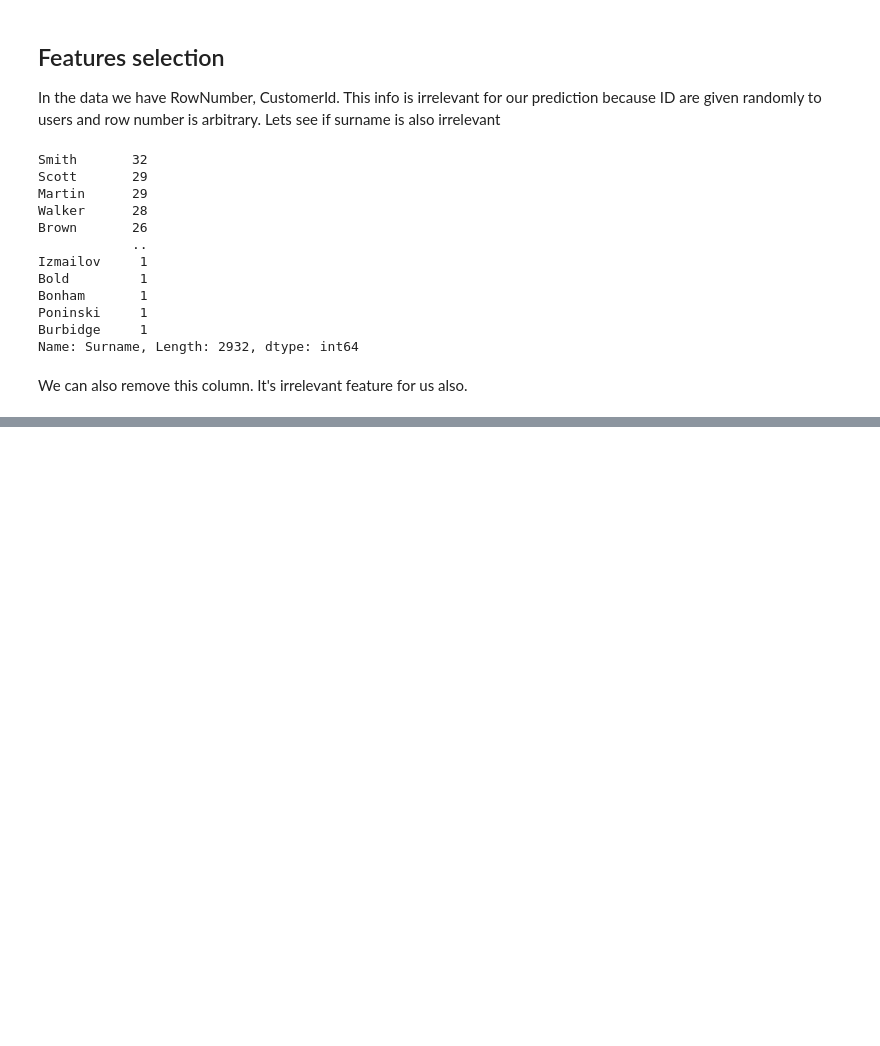
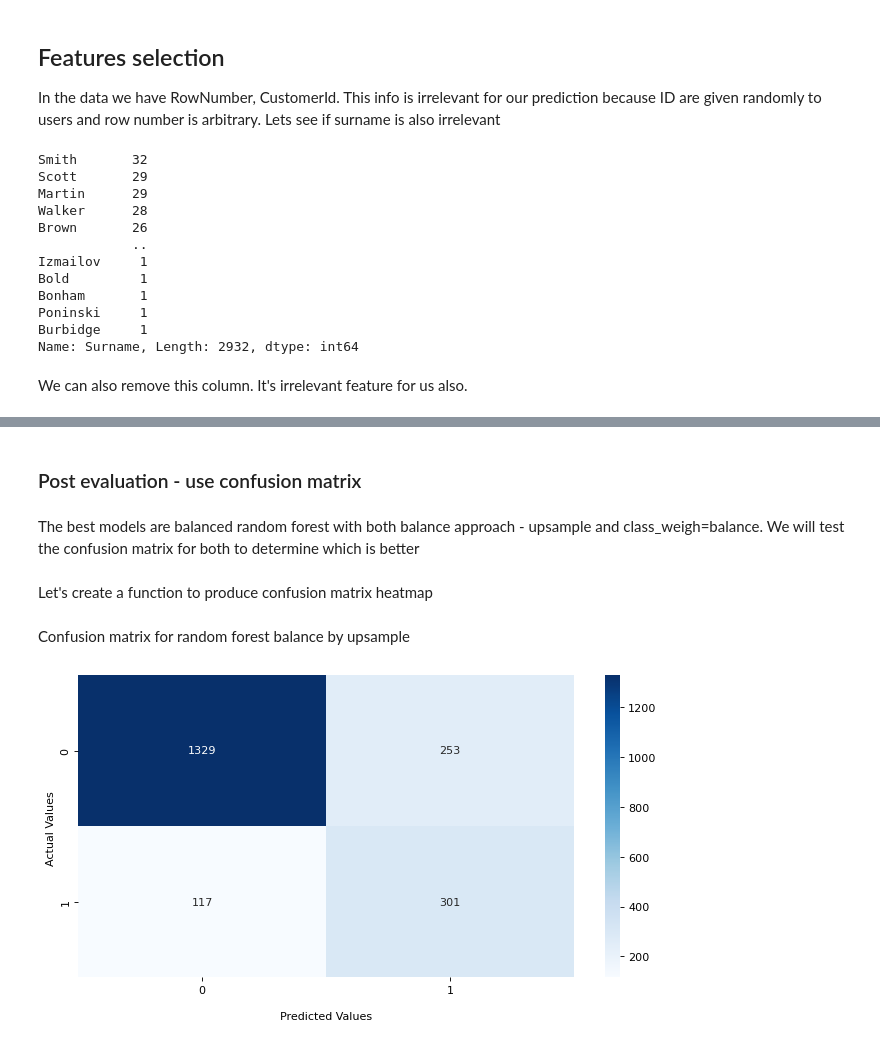
Before and after one commit to nirgalili/practicum100_supervised_learning_project_customer_abandonment, a Jupyter notebook: nir_galili_supervised_learning_project_v1.ipynb, the cells around one changed output, grey strips where cells are left out. Drawn from its saved outputs; the diff is of its cells as text; code cells hidden in the pictures; blank space fills up the shorter version.

```diff
--- a/nir_galili_supervised_learning_project_v1.ipynb
+++ b/nir_galili_supervised_learning_project_v1.ipynb
@@ -182,0 +663,4 @@ data_modified.head()
+# %%
+features_upsampled, target_upsampled = upsample(
+    features_train, target_train, 4
+)
@@ -182,0 +671,17 @@ data_modified.head()
+# %%
+best_f1_score = 0
+best_est = 0
+best_depth = 0
+for est in range(1, 15): # choose hyperparameter range
+    for depth in range(1,10):
+        model = RandomForestClassifier(random_state=12345, n_estimators=est, max_depth=depth) # set number of trees
+        model.fit(features_upsampled, target_upsampled) # train model on training set
+        predictions_rf_valid = model.predict(features_valid) # get the model's predictions
+        my_rf_f1_score = f1_score(target_valid, predictions_rf_valid)
+        if my_rf_f1_score > best_f1_score:
+            best_f1_score = my_rf_f1_score # save best f1 score on validation set
+            best_est = est# save number of estimators corresponding to best accuracy score
+            best_depth = depth
+
+print("F1 score of the best model on the validation set\
+(n_estimators = {}, max_depth = {}): {}".format(best_est, best_depth, best_f1_score))
@@ -182,0 +690,5 @@ data_modified.head()
+# %%
+# create model random forest on the chosen n_estimators
+model_rf_upsampled = RandomForestClassifier(random_state=12345, n_estimators=best_est, max_depth=best_depth)
+model_rf_upsampled.fit(features_upsampled, target_upsampled) # train the model
+predictions_valid_rf_upsampled = model_rf_upsampled.predict(features_valid) # get the model's predictions
@@ -182,0 +937,29 @@ data_modified.head()
+# %% [markdown]
+### Post evaluation - use confusion matrix
+# %% [markdown]
+The best models are balanced random forest with both balance approach - upsample and class_weigh=balance. We will test the confusion matrix for both to determine which is better
+# %% [markdown]
+Let's create a function to produce confusion matrix heatmap
+# %%
+def confusion_matrix_heatmap(target_valid_1, predictions_valid_1):
+    cf_matrix = confusion_matrix(target_valid_1, predictions_valid_1)
+
+    plt.figure(figsize=(10, 5), dpi=80)
+
+    ax = sns.heatmap(cf_matrix, annot=True, cmap='Blues', fmt='g')
+
+    ax.set_xlabel('\nPredicted Values')
+    ax.set_ylabel('Actual Values ');
+
+    ## Ticket labels - List must be in alphabetical order
+    ax.xaxis.set_ticklabels(['0','1'])
+    ax.yaxis.set_ticklabels(['0','1'])
+
+    ## Display the visualization of the Confusion Matrix.
+    plt.show()
+# %% [markdown]
+Confusion matrix for random forest balance by upsample
+# %%
+confusion_matrix_heatmap(target_valid, predictions_valid_rf_upsampled)
+# %% [output]
+[figure, added]
```
Also changed, not shown: parts of 133 cells of this notebook.
